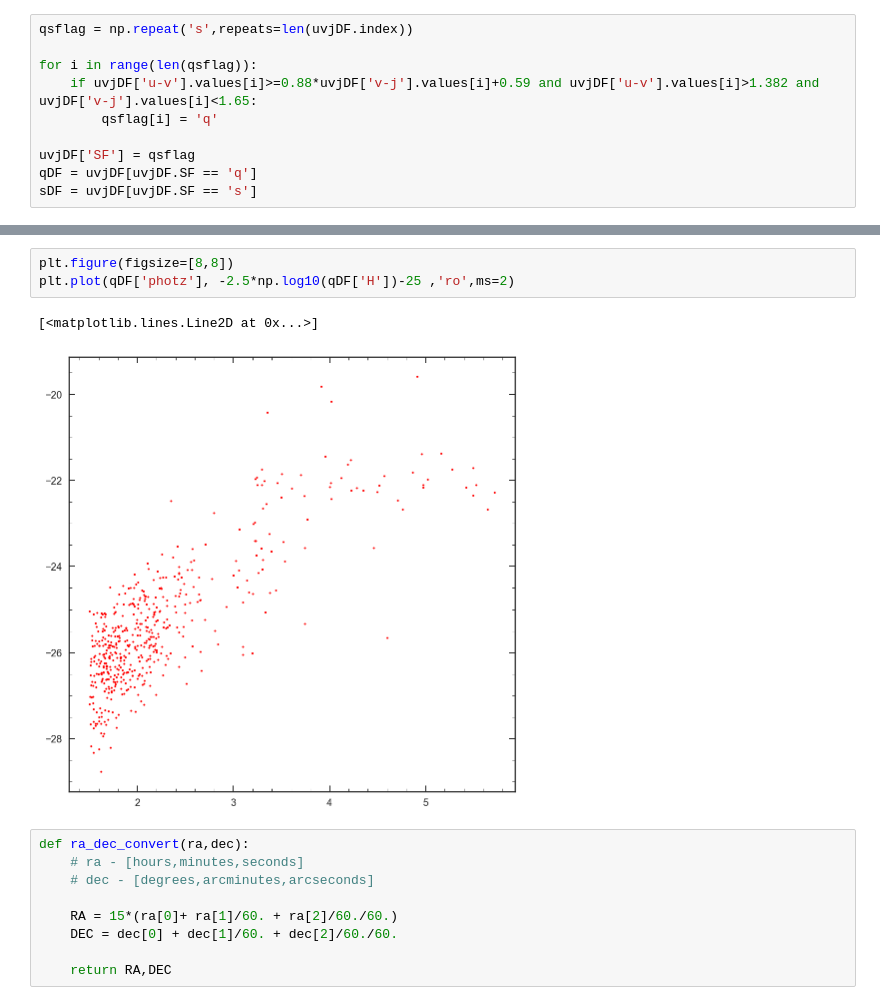
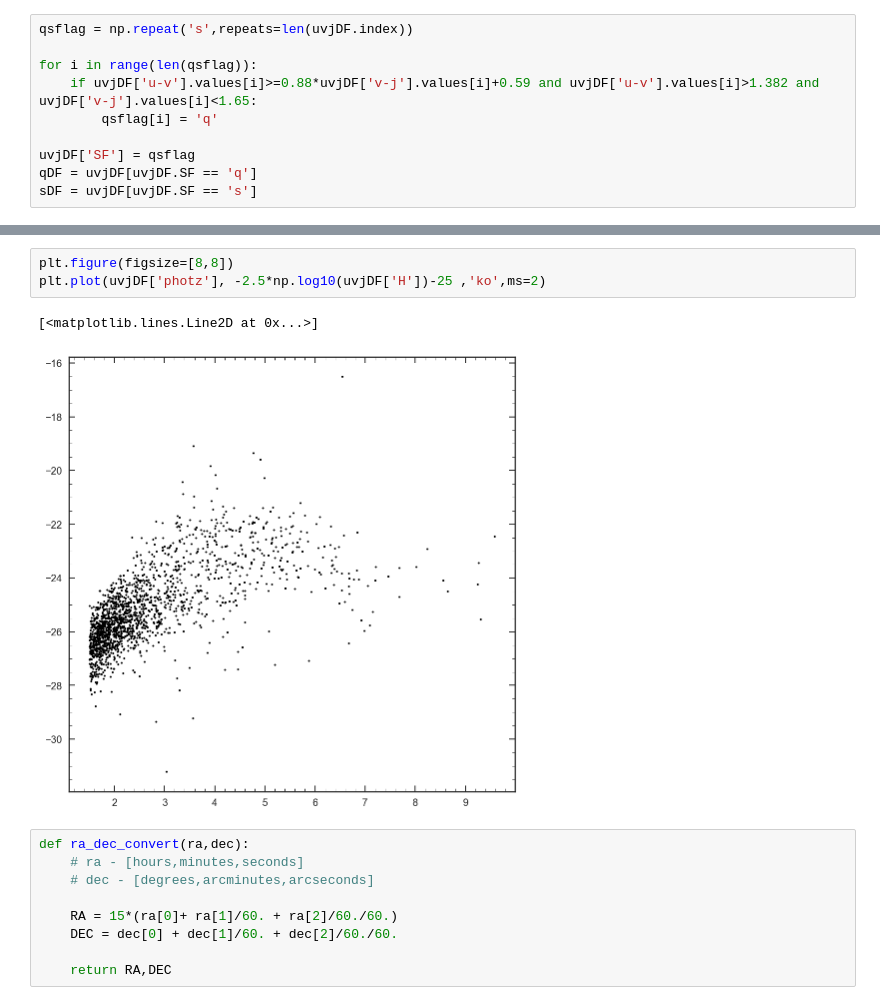
Before and after one commit to Vince-ec/JWST_proposal, a Jupyter notebook: source_find.ipynb, the cells around one changed output, grey strips where cells are left out. Saved outputs shown, nothing was run; the diff lists cells and outputs as text.

```diff
--- a/source_find.ipynb
+++ b/source_find.ipynb
@@ -78,9 +100,9 @@ plt.plot(np.log10(sDF['ssfr']),sDF['u-v'],'bo',ms=2)
 # %%
 plt.figure(figsize=[8,8])
-plt.plot(qDF['photz'], -2.5*np.log10(qDF['H'])-25 ,'ro',ms=2)
+plt.plot(uvjDF['photz'], -2.5*np.log10(uvjDF['H'])-25 ,'ko',ms=2)
 # %% [output]
 [<matplotlib.lines.Line2D at 0x...>]
-[figure, old version]
+[figure, new version]
 # %%
 def ra_dec_convert(ra,dec):
     # ra - [hours,minutes,seconds]
```
Also changed, not shown: parts of 20 cells of this notebook.
